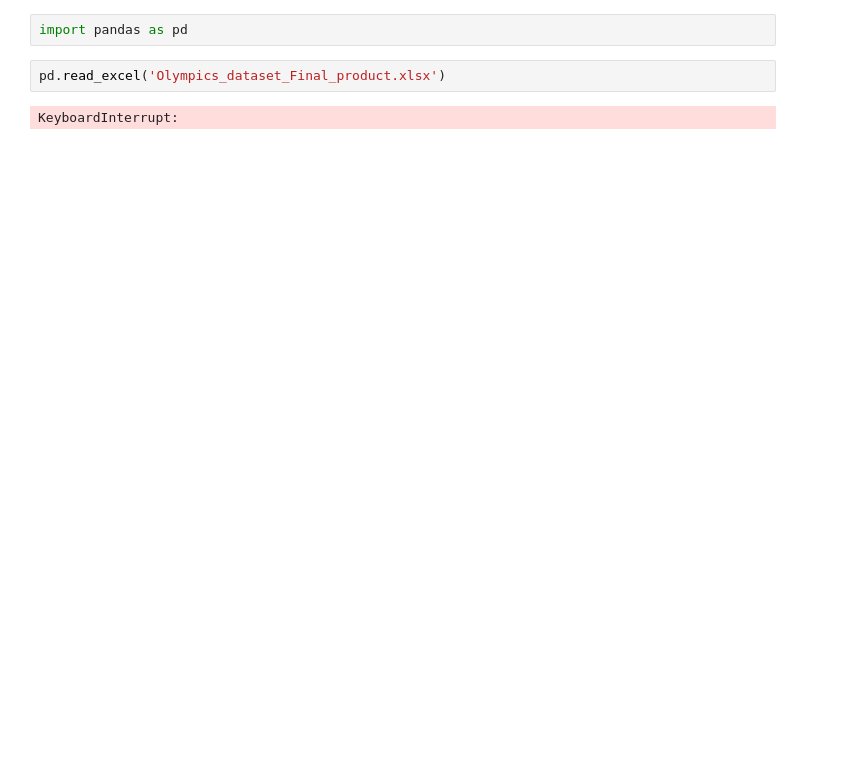
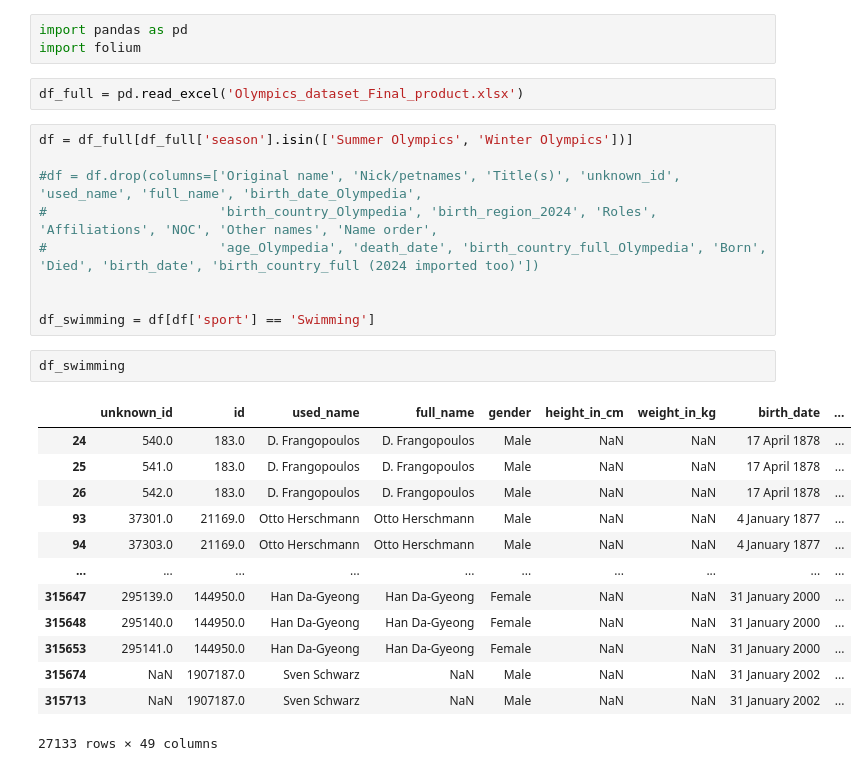
Before and after one commit to KirillKovalchuk02/turing_datathon, a Jupyter notebook: Kirill.ipynb, the cells around one changed output. Drawn from its saved outputs; the diff is of its cells as text; blank space fills up the shorter version.

```diff
--- a/Kirill.ipynb
+++ b/Kirill.ipynb
@@ -1,6 +1,30 @@
 # %%
 import pandas as pd
+import folium
 # %%
-pd.read_excel('Olympics_dataset_Final_product.xlsx')
+df_full = pd.read_excel('Olympics_dataset_Final_product.xlsx')
-# %% [output]
-KeyboardInterrupt:
+# %%
+df = df_full[df_full['season'].isin(['Summer Olympics', 'Winter Olympics'])]
+
+#df = df.drop(columns=['Original name', 'Nick/petnames', 'Title(s)', 'unknown_id', 'used_name', 'full_name', 'birth_date_Olympedia',
+#                      'birth_country_Olympedia', 'birth_region_2024', 'Roles', 'Affiliations', 'NOC', 'Other names', 'Name order',
+#                      'age_Olympedia', 'death_date', 'birth_country_full_Olympedia', 'Born', 'Died', 'birth_date', 'birth_country_full (2024 imported too)'])
+
+
+df_swimming = df[df['sport'] == 'Swimming']
+# %%
+df_swimming
+# %% [output]
+|  | unknown_id | id | used_name | full_name | gender | height_in_cm | weight_in_kg | birth_date | ... |
+| 24 | 540.0 | 183.0 | D. Frangopoulos | D. Frangopoulos | Male | NaN | NaN | 17 April 1878 | ... |
+| 25 | 541.0 | 183.0 | D. Frangopoulos | D. Frangopoulos | Male | NaN | NaN | 17 April 1878 | ... |
+| 26 | 542.0 | 183.0 | D. Frangopoulos | D. Frangopoulos | Male | NaN | NaN | 17 April 1878 | ... |
+| 93 | 37301.0 | 21169.0 | Otto Herschmann | Otto Herschmann | Male | NaN | NaN | 4 January 1877 | ... |
+| 94 | 37303.0 | 21169.0 | Otto Herschmann | Otto Herschmann | Male | NaN | NaN | 4 January 1877 | ... |
+| ... | ... | ... | ... | ... | ... | ... | ... | ... | ... |
+| 315647 | 295139.0 | 144950.0 | Han Da-Gyeong | Han Da-Gyeong | Female | NaN | NaN | 31 January 2000 | ... |
+| 315648 | 295140.0 | 144950.0 | Han Da-Gyeong | Han Da-Gyeong | Female | NaN | NaN | 31 January 2000 | ... |
+| 315653 | 295141.0 | 144950.0 | Han Da-Gyeong | Han Da-Gyeong | Female | NaN | NaN | 31 January 2000 | ... |
+| 315674 | NaN | 1907187.0 | Sven Schwarz | NaN | Male | NaN | NaN | 31 January 2002 | ... |
+| 315713 | NaN | 1907187.0 | Sven Schwarz | NaN | Male | NaN | NaN | 31 January 2002 | ... |
+27133 rows × 49 columns
```
Also changed, not shown: parts of 6 cells of this notebook.
